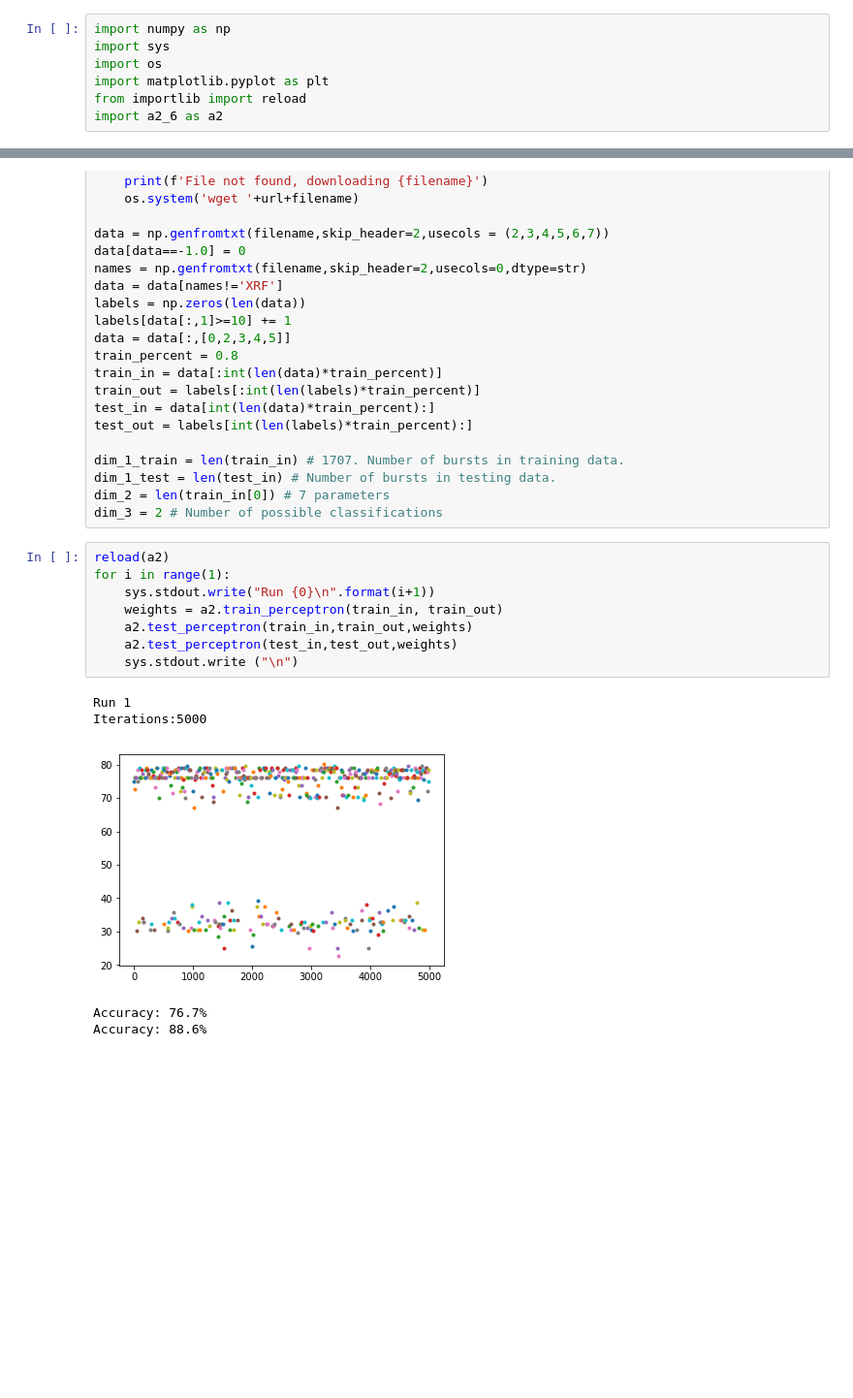
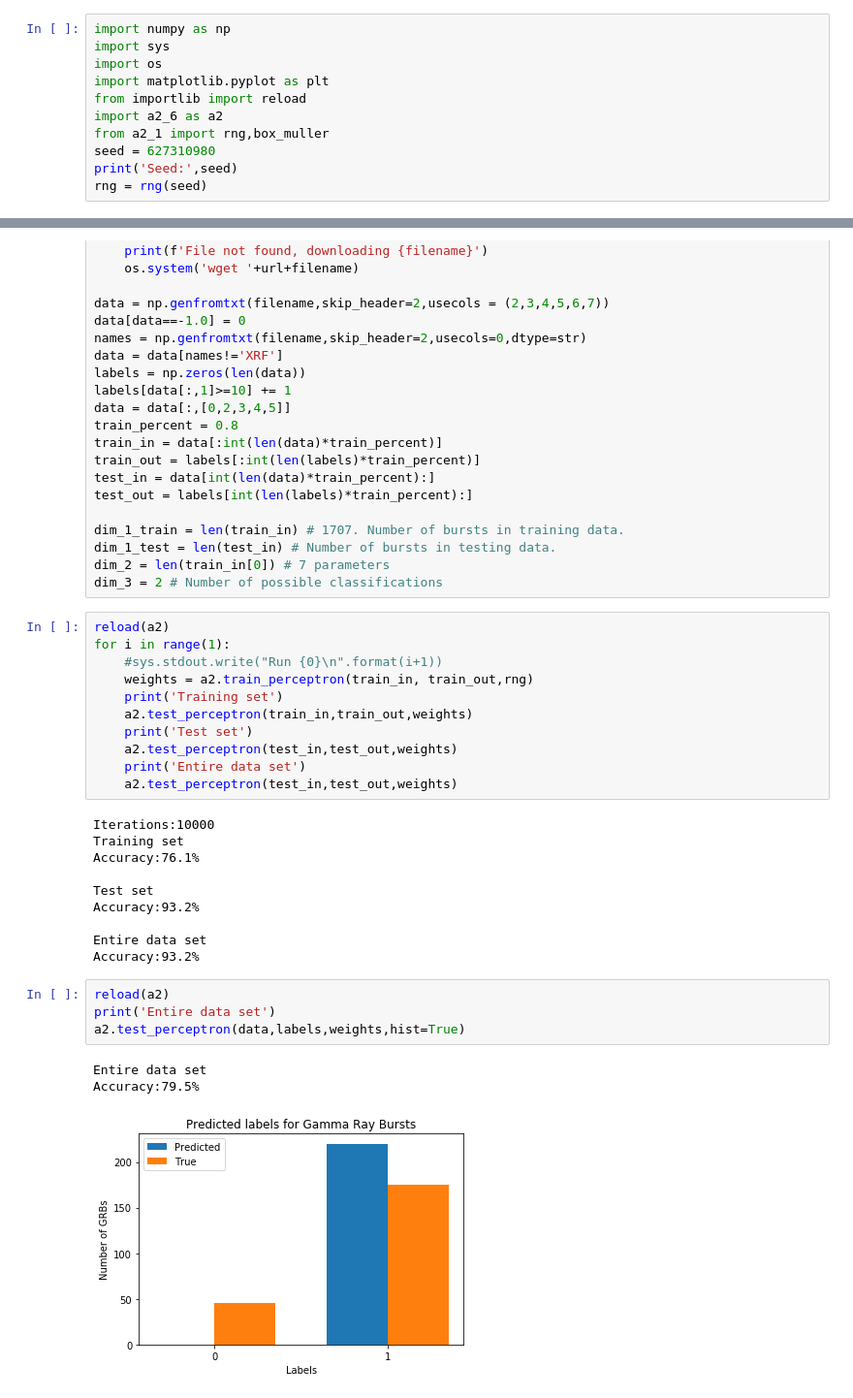
Before and after one commit to Chrisvb95/numerical_recipes, a Jupyter notebook: a2/6.Classifying_gamma-ray_bursts.ipynb, the cells around one changed output, grey strips where cells are left out. Shown at 97% size. Drawn from its saved outputs; the diff is of its cells as text; blank space fills up the shorter version.

```diff
--- a/a2/6.Classifying_gamma-ray_bursts.ipynb
+++ b/a2/6.Classifying_gamma-ray_bursts.ipynb
@@ -5,3 +5,7 @@ import os
 import matplotlib.pyplot as plt
 from importlib import reload
 import a2_6 as a2
+from a2_1 import rng,box_muller
+seed = 627310980
+print('Seed:',seed)
+rng = rng(seed)
@@ -32,14 +38,29 @@ dim_3 = 2 # Number of possible classifications
 # %%
 reload(a2)
 for i in range(1):
-    sys.stdout.write("Run {0}\n".format(i+1))
-    weights = a2.train_perceptron(train_in, train_out)
+    #sys.stdout.write("Run {0}\n".format(i+1))
+    weights = a2.train_perceptron(train_in, train_out,rng)
+    print('Training set')
     a2.test_perceptron(train_in,train_out,weights)
+    print('Test set')
     a2.test_perceptron(test_in,test_out,weights)
-    sys.stdout.write ("\n")
+    print('Entire data set')
+    a2.test_perceptron(test_in,test_out,weights)
 # %% [output]
-Run 1
-Iterations:5000
+Iterations:10000
+Training set
+Accuracy:76.1%
+
+Test set
+Accuracy:93.2%
+
+Entire data set
+Accuracy:93.2%
-[figure, removed]
-Accuracy: 76.7%
-Accuracy: 88.6%
+# %%
+reload(a2)
+print('Entire data set')
+a2.test_perceptron(data,labels,weights,hist=True)
+# %% [output]
+Entire data set
+Accuracy:79.5%
+[figure, added]
```
Also changed, not shown: parts of 1 cell of this notebook, 32 other files.
